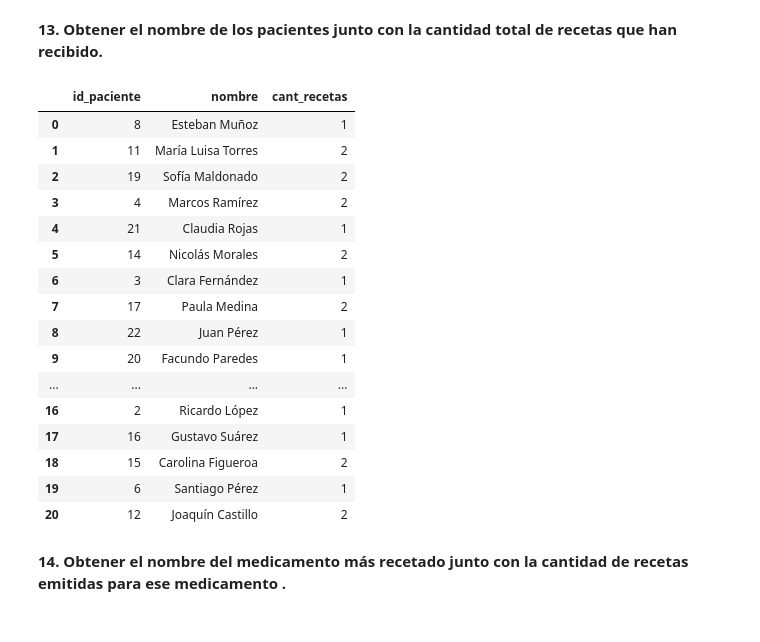
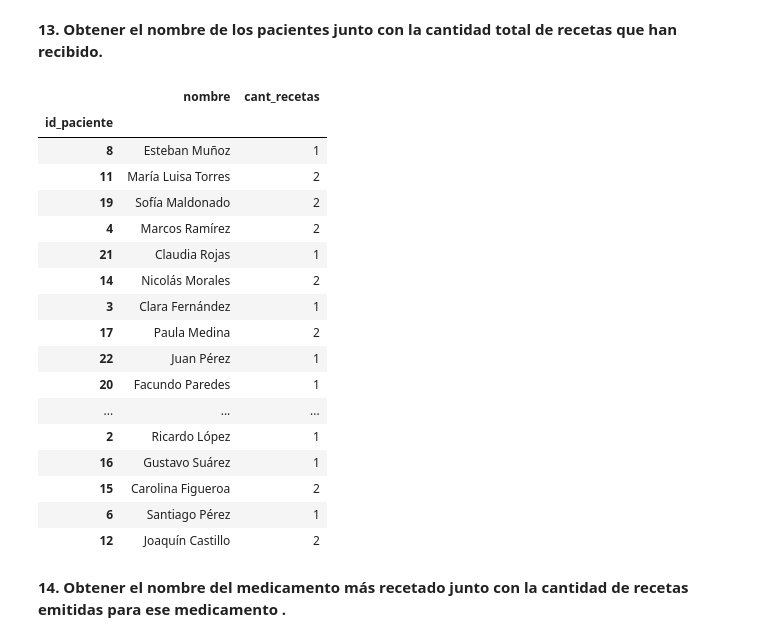
Before and after one commit to gonzagrau/TP5_GrauLuna, a Jupyter notebook: database_connection/queries.ipynb, the cells around one changed output. Saved outputs shown, nothing was run; the diff lists cells and outputs as text; code cells hidden in the pictures.

```diff
--- a/database_connection/queries.ipynb
+++ b/database_connection/queries.ipynb
@@ -310,28 +309,29 @@ pd.read_sql(query_12, engine)
 # %%
 query_13 = ''' SELECT p.id_paciente, p.nombre, COUNT(r.id_receta) as cant_recetas
 FROM pacientes p JOIN recetas r
 ON p.id_paciente = r.id_paciente
 GROUP BY p.id_paciente, p.nombre;
 '''
-pd.read_sql(query_13, engine)
+pd.read_sql(query_13, engine, index_col='id_paciente')
 # %% [output]
-|  | id_paciente | nombre | cant_recetas |
-| 0 | 8 | Esteban Muñoz | 1 |
-| 1 | 11 | María Luisa Torres | 2 |
-| 2 | 19 | Sofía Maldonado | 2 |
-| 3 | 4 | Marcos Ramírez | 2 |
-| 4 | 21 | Claudia Rojas | 1 |
-| 5 | 14 | Nicolás Morales | 2 |
-| 6 | 3 | Clara Fernández | 1 |
-| 7 | 17 | Paula Medina | 2 |
-| 8 | 22 | Juan Pérez | 1 |
-| 9 | 20 | Facundo Paredes | 1 |
-| ... | ... | ... | ... |
-| 16 | 2 | Ricardo López | 1 |
-| 17 | 16 | Gustavo Suárez | 1 |
-| 18 | 15 | Carolina Figueroa | 2 |
-| 19 | 6 | Santiago Pérez | 1 |
-| 20 | 12 | Joaquín Castillo | 2 |
+|  | nombre | cant_recetas |
+| id_paciente |  |  |
+| 8 | Esteban Muñoz | 1 |
+| 11 | María Luisa Torres | 2 |
+| 19 | Sofía Maldonado | 2 |
+| 4 | Marcos Ramírez | 2 |
+| 21 | Claudia Rojas | 1 |
+| 14 | Nicolás Morales | 2 |
+| 3 | Clara Fernández | 1 |
+| 17 | Paula Medina | 2 |
+| 22 | Juan Pérez | 1 |
+| 20 | Facundo Paredes | 1 |
+| ... | ... | ... |
+| 2 | Ricardo López | 1 |
+| 16 | Gustavo Suárez | 1 |
+| 15 | Carolina Figueroa | 2 |
+| 6 | Santiago Pérez | 1 |
+| 12 | Joaquín Castillo | 2 |
 # %% [markdown]
 **14.  Obtener el nombre del medicamento más recetado junto con la cantidad de recetas emitidas para ese medicamento  .**
 # %%
```
Also changed, not shown: parts of 4 cells of this notebook, 4 other files.
